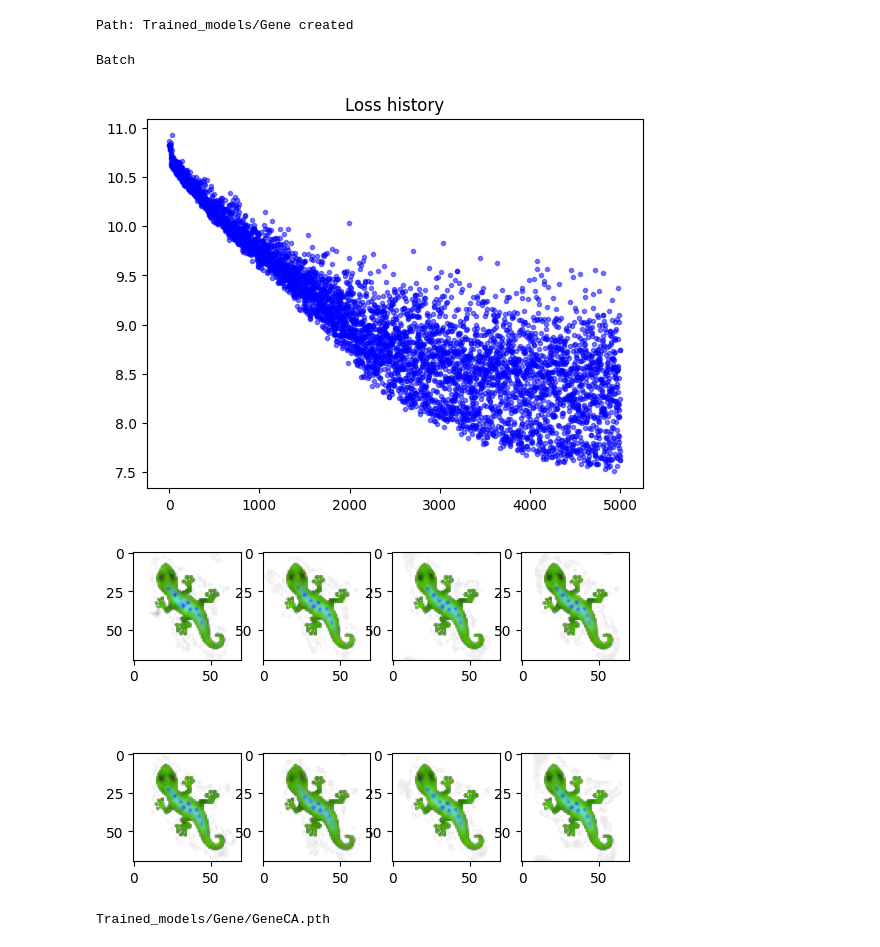
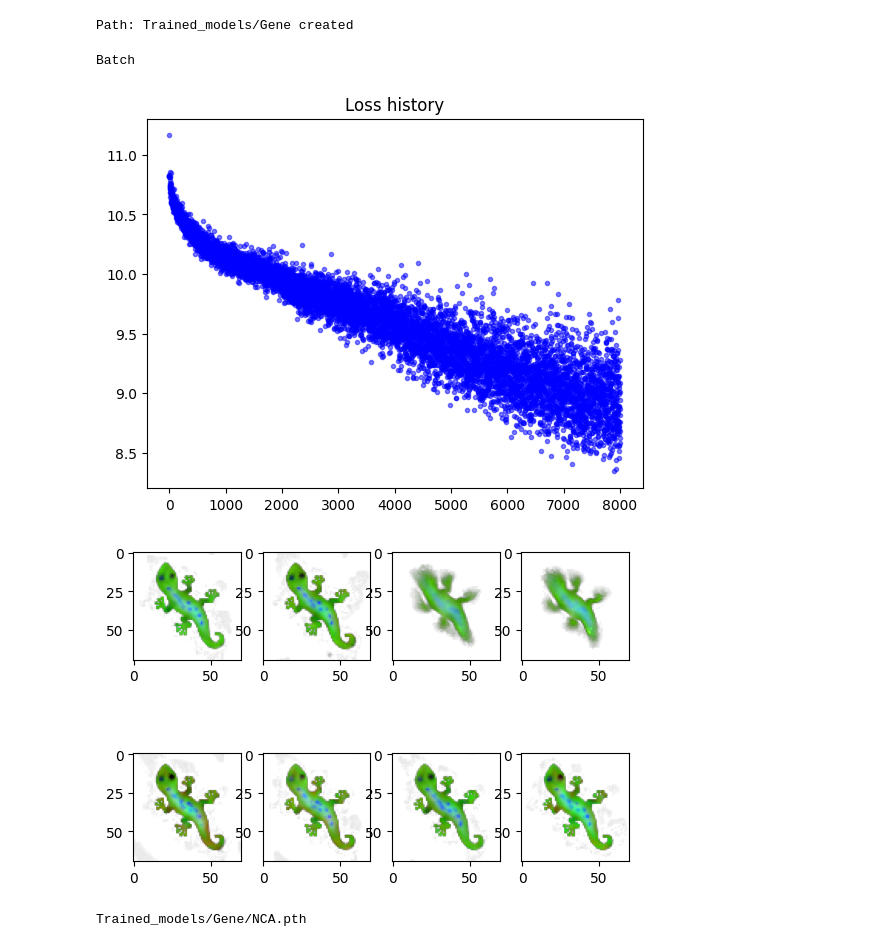
Before and after one commit to lshofsl/Advanced-topics-in-PoD-project-, a Jupyter notebook: EBM_NCA_baseline.ipynb, the cells around one changed output. Cells and saved outputs as stored; diff of their text form; code cells hidden in the pictures.

```diff
--- a/EBM_NCA_baseline.ipynb
+++ b/EBM_NCA_baseline.ipynb
@@ -71,7 +73,7 @@ CHANNELS = 16 # @param {type:"integer"}<--- NCA feature channels
 BATCH_SIZE = 12 #@param {type:"integer"}
 PADDING = 5 #@param {type:"integer"}
 POOL_SIZE = 2666 #@param {type:"integer"}<--- NCA training pool size, lower values train faster but are less stable
-TRAINING_ITERS = 5000  #@param {type:"integer"}<-- Number of trainign iterations
+TRAINING_ITERS = 8000  #@param {type:"integer"}<-- Number of trainign iterations
 HIDDEN_SIZE = 64 #@param {type:"integer"}<--- NCA hidden size
 
 
@@ -150,7 +152,7 @@ Path: Trained_models/Gene created
 #@title Initialise NCA { vertical-output: true}
 base = image.tile(BATCH_SIZE, 1, 1, 1).to(DEVICE)
 loss_log = []
-nca = GeneCA(CHANNELS,HIDDEN_SIZE)
+nca = NCA(CHANNELS,HIDDEN_SIZE)
 nca = nca.to(DEVICE)
 optim = torch.optim.AdamW(nca.parameters(), lr=1e-3)
 scheduler = torch.optim.lr_scheduler.StepLR(optim, step_size=2000, gamma=0.3)
@@ -181,12 +183,9 @@ for i in range(TRAINING_ITERS + 1):
     loss = per_sample_loss.sum() + reg
 
     loss.backward()
-    with torch.no_grad():
-        for p in nca.parameters():
-            p.grad /= (p.grad.norm() + 1e-8)
-        optim.step()
-        x = x.detach()
-        optim.zero_grad()
+    torch.nn.utils.clip_grad_norm_(nca.parameters(), max_norm=1.0)
+    optim.step()
+    optim.zero_grad()
 
     loss_log.append(loss.log().item())
     with torch.no_grad():
@@ -230,37 +229,37 @@ for i in range(TRAINING_ITERS + 1):
             pca.fit(pooled)
 
     if i % 100 == 0:
         print(f"Training itter {i}, loss = {loss.item()}")
         plt.clf()
         clear_output()
         plt.figure(1, figsize=(10, 4))
         plt.title('Loss history')
         plt.plot(loss_log, '.', alpha=0.5, color="b")
         print("Batch")
         utils.show_batch(x[2:14])
         display(HTML(style))
         plt.show(block=False)
         plt.pause(0.01)
 
     if pca is not None and i % 10 == 0:
         grid0_hidden = hidden[0]
         grid0_alive = (visible[0, 3] > 0.1).cpu().numpy()
 
-        h_grid_flat = grid0_hidden.permute(1, 2, 0).reshape(-1, n_hid).cpu().numpy()
+        h_grid_flat = grid0_hidden.permute(1, 2, 0).reshape(-1, n_hid).detach().cpu().numpy()
         proj = pca.transform(h_grid_flat)
         PC1_map = proj[:, 0].reshape(H, W)
         PC2_map = proj[:, 1].reshape(H, W)
 
         pca_maps.append((i, PC1_map, PC2_map, grid0_alive))
 
     if i % 100 == 0:
         torch.save(nca.state_dict(), "Trained_models/" + name + ".pth")
         print("Trained_models/" + name + ".pth")
 # %% [output]
 Batch
-[figure, old version]
+[figure, new version]
-[figure, old version]
+[figure, new version]
-Trained_models/Gene/GeneCA.pth
+Trained_models/Gene/NCA.pth
 # %%
 plt.figure(figsize=(10, 4))
 plt.plot(hidden_corr, alpha=0.7)
```
Also changed, not shown: parts of 10 cells of this notebook.
